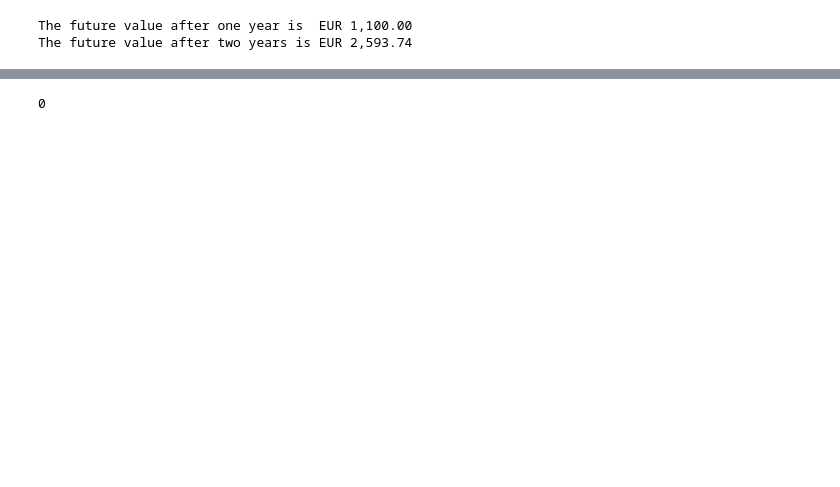
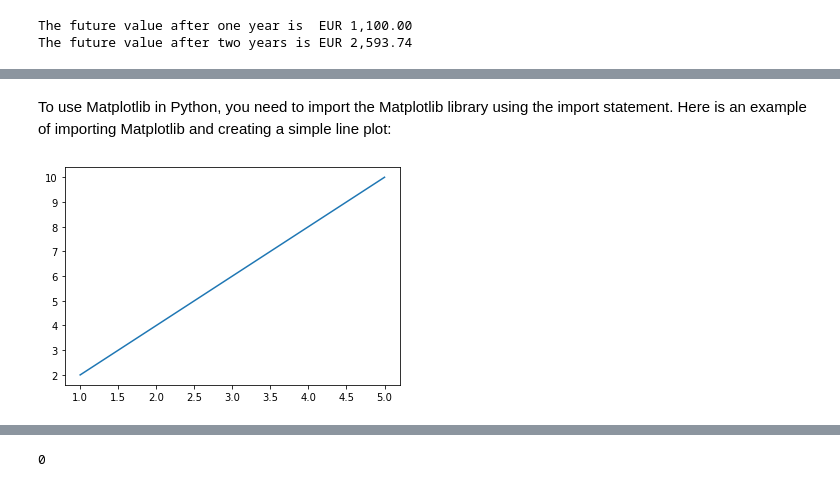
Before and after one commit to iwh-halle/FinancialDataAnalytics, a Jupyter notebook: slides.ipynb, the cells around one changed output, grey strips where cells are left out. Drawn from its saved outputs; the diff is of its cells as text; code cells hidden in the pictures; blank space fills up the shorter version.

Commit message:
Add complex data strucutres and plotting

```diff
--- a/slides.ipynb
+++ b/slides.ipynb
@@ -549,0 +810,12 @@ The future value after two years is EUR 2,593.74
+# %% [markdown]
+To use Matplotlib in Python, you need to import the Matplotlib library using the import statement. Here is an example of importing Matplotlib and creating a simple line plot:
+# %%
+import matplotlib.pyplot as plt
+
+# create a simple line plot
+x = [1, 2, 3, 4, 5]
+y = [2, 4, 6, 8, 10]
+plt.plot(x, y)
+plt.show()
+# %% [output]
+[figure, added]
```
Also changed, not shown: parts of 38 cells of this notebook, 4 other files.
